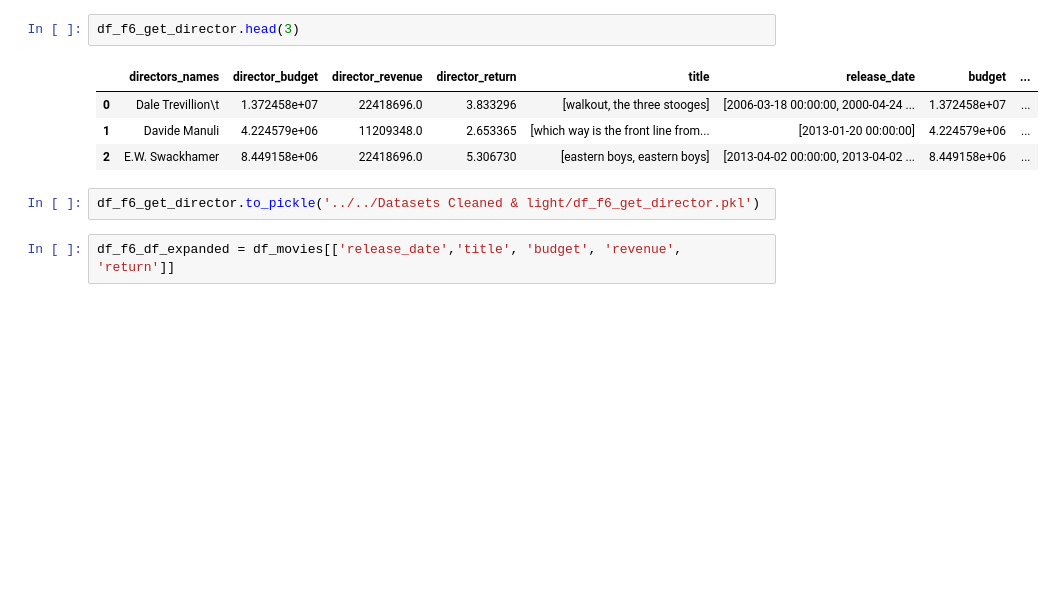
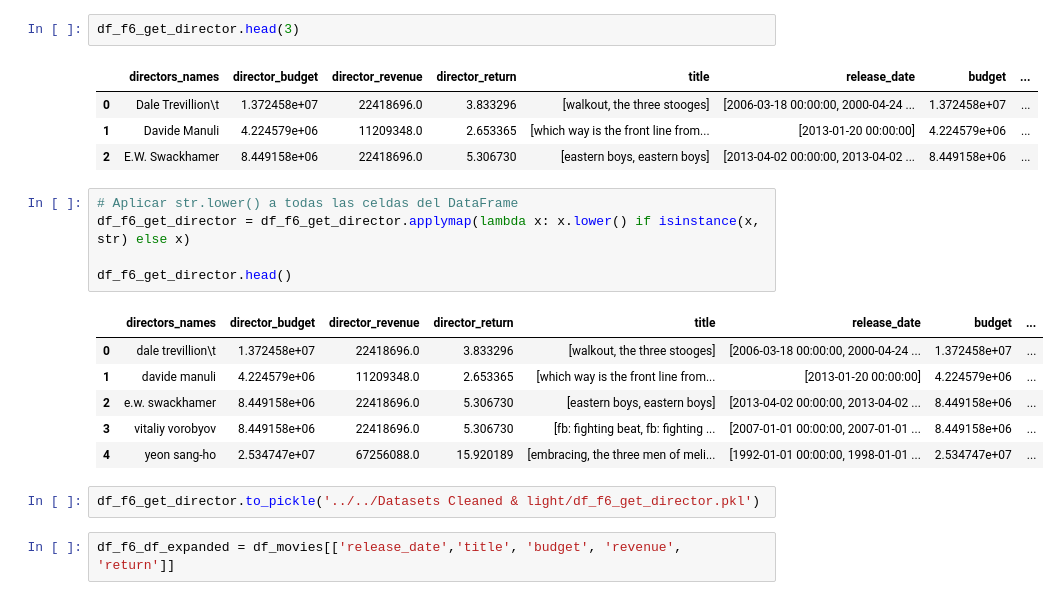
Before and after one commit to Lucaramallo/PI1_MLOps_Sistema_de_Recomendacion_Movies_ML, a Jupyter notebook: ETLs/Functios_testing/Functions_test.ipynb, the cells around one changed output. Drawn from its saved outputs; the diff is of its cells as text; blank space fills up the shorter version.

```diff
--- a/ETLs/Functios_testing/Functions_test.ipynb
+++ b/ETLs/Functios_testing/Functions_test.ipynb
@@ -881,6 +880,18 @@ df_f6_get_director.head(3)
 | 0 | Dale Trevillion\t | 1.372458e+07 | 22418696.0 | 3.833296 | [walkout, the three stooges] | [2006-03-18 00:00:00, 2000-04-24 ... | 1.372458e+07 | ... |
 | 1 | Davide Manuli | 4.224579e+06 | 11209348.0 | 2.653365 | [which way is the front line from... | [2013-01-20 00:00:00] | 4.224579e+06 | ... |
 | 2 | E.W. Swackhamer | 8.449158e+06 | 22418696.0 | 5.306730 | [eastern boys, eastern boys] | [2013-04-02 00:00:00, 2013-04-02 ... | 8.449158e+06 | ... |
+# %%
+# Aplicar str.lower() a todas las celdas del DataFrame
+df_f6_get_director = df_f6_get_director.applymap(lambda x: x.lower() if isinstance(x, str) else x)
+
+df_f6_get_director.head()
+# %% [output]
+|  | directors_names | director_budget | director_revenue | director_return | title | release_date | budget | ... |
+| 0 | dale trevillion\t | 1.372458e+07 | 22418696.0 | 3.833296 | [walkout, the three stooges] | [2006-03-18 00:00:00, 2000-04-24 ... | 1.372458e+07 | ... |
+| 1 | davide manuli | 4.224579e+06 | 11209348.0 | 2.653365 | [which way is the front line from... | [2013-01-20 00:00:00] | 4.224579e+06 | ... |
+| 2 | e.w. swackhamer | 8.449158e+06 | 22418696.0 | 5.306730 | [eastern boys, eastern boys] | [2013-04-02 00:00:00, 2013-04-02 ... | 8.449158e+06 | ... |
+| 3 | vitaliy vorobyov | 8.449158e+06 | 22418696.0 | 5.306730 | [fb: fighting beat, fb: fighting ... | [2007-01-01 00:00:00, 2007-01-01 ... | 8.449158e+06 | ... |
+| 4 | yeon sang-ho | 2.534747e+07 | 67256088.0 | 15.920189 | [embracing, the three men of meli... | [1992-01-01 00:00:00, 1998-01-01 ... | 2.534747e+07 | ... |
 # %%
 df_f6_get_director.to_pickle('../../Datasets Cleaned & light/df_f6_get_director.pkl')
 # %%
```
Also changed, not shown: parts of 9 cells of this notebook, 3 other files.
